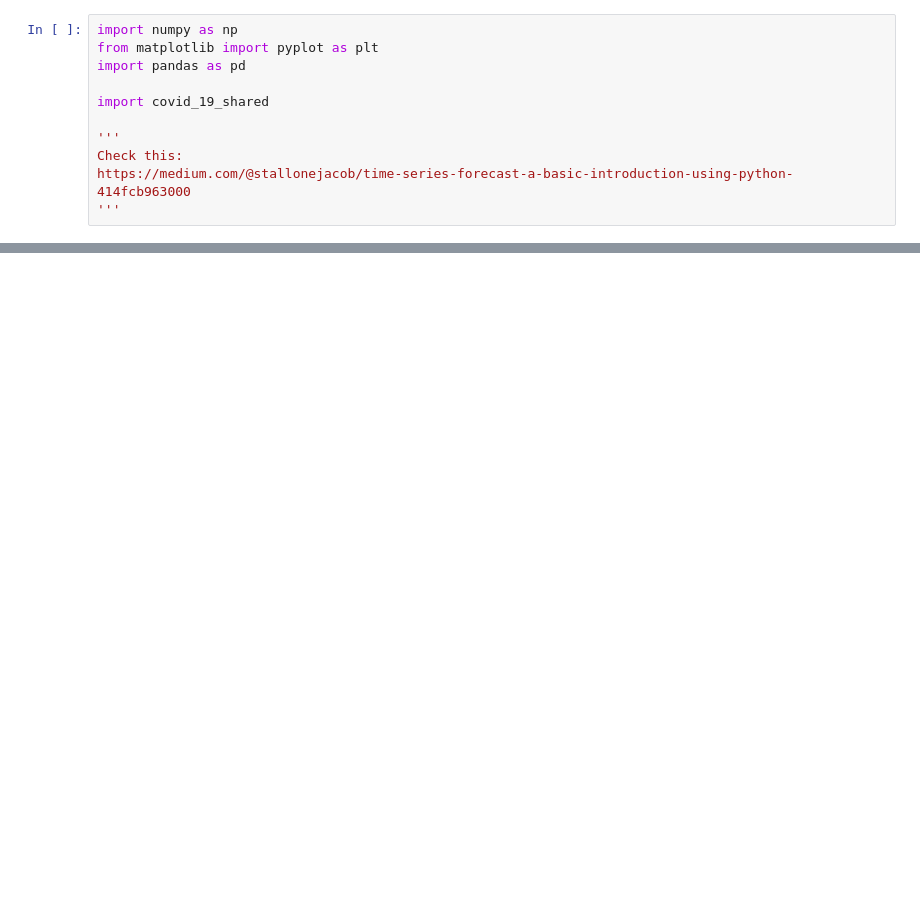
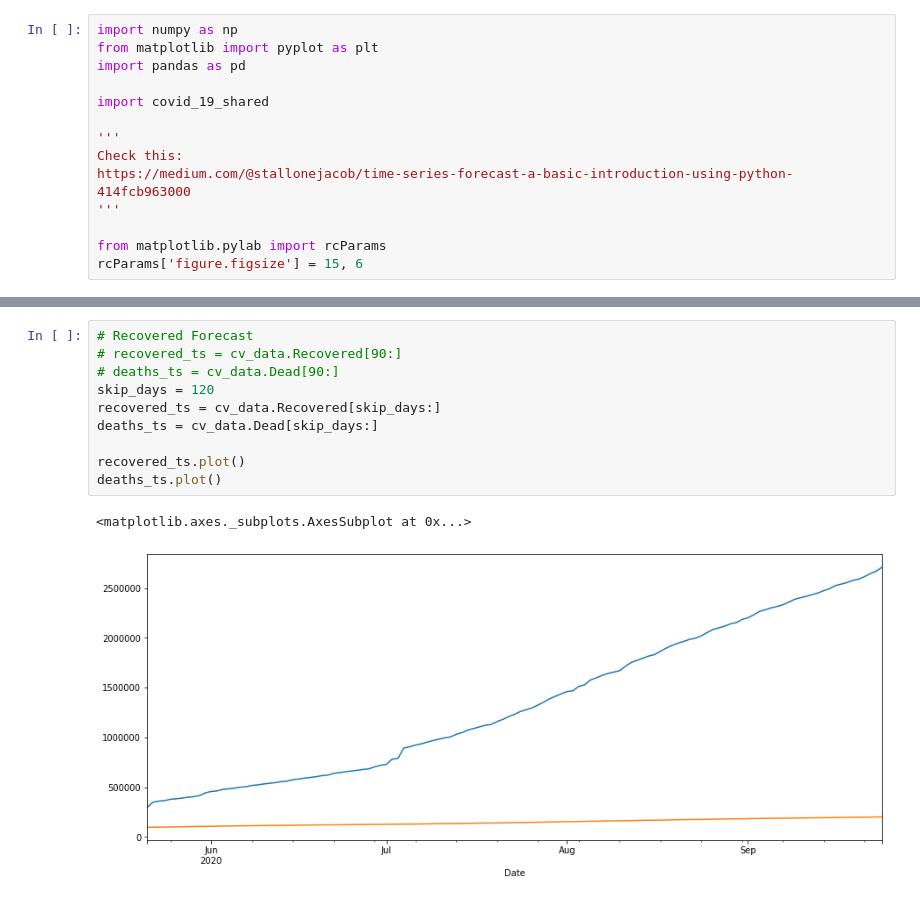
Before and after one commit to olegsheynin/data_analysis, a Jupyter notebook: coronavirus/Forecasting Mortality Rate.ipynb, the cells around one changed output, grey strips where cells are left out. Cells and saved outputs as stored; diff of their text form; blank space fills up the shorter version.

```diff
--- a/coronavirus/Forecasting Mortality Rate.ipynb
+++ b/coronavirus/Forecasting Mortality Rate.ipynb
@@ -9,6 +9,9 @@ import covid_19_shared
 Check this:
 https://medium.com/@stallonejacob/time-series-forecast-a-basic-introduction-using-python-414fcb963000
 '''
+
+from matplotlib.pylab import rcParams
+rcParams['figure.figsize'] = 15, 6
 # %%
 cv_data = covid_19_shared.loadJHUData("US", True)
 
@@ -30,0 +34,13 @@ cv_data
+# %%
+# Recovered Forecast
+# recovered_ts = cv_data.Recovered[90:]
+# deaths_ts = cv_data.Dead[90:]
+skip_days = 120
+recovered_ts = cv_data.Recovered[skip_days:]
+deaths_ts = cv_data.Dead[skip_days:]
+
+recovered_ts.plot()
+deaths_ts.plot()
+# %% [output]
+<matplotlib.axes._subplots.AxesSubplot at 0x...>
+[figure, added]
```
Also changed, not shown: parts of 10 cells of this notebook, 1 other file.
